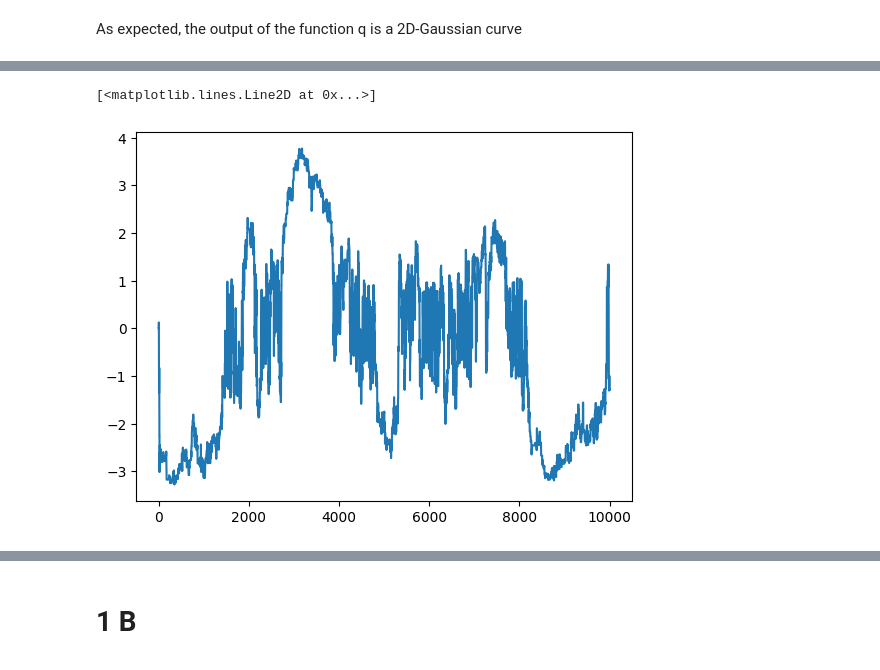
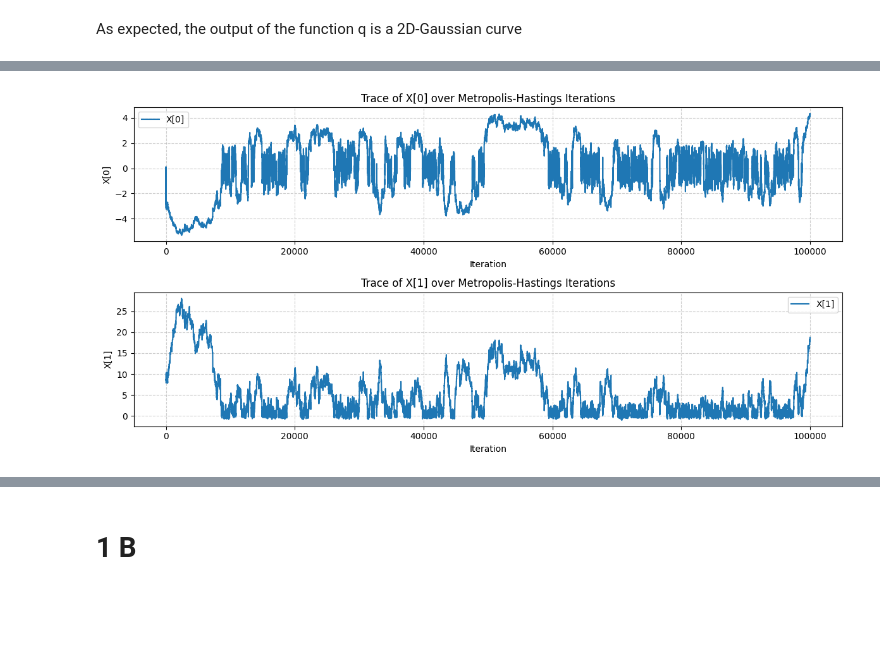
Before and after one commit to Vequis/AI-Machine-Learning-Studies, a Jupyter notebook: MachineLearning/python/Exercises/Exercise2/main.ipynb, the cells around one changed output, grey strips where cells are left out. Saved outputs shown, nothing was run; the diff lists cells and outputs as text; code cells hidden in the pictures; blank space fills up the shorter version.

```diff
--- a/MachineLearning/python/Exercises/Exercise2/main.ipynb
+++ b/MachineLearning/python/Exercises/Exercise2/main.ipynb
@@ -78,3 +101,6 @@ plt.show()
 # %%
-def alpha(x, xl, Sigma):
-    return min(1, (q(x, xl, Sigma) * f(xl))/(q(xl, x, Sigma) * f(x)))
+def alpha(x, xl):
+    # return min(1, (q(x, xl, Sigma) * f(xl))/(q(xl, x, Sigma) * f(x)))
+    # q in this case is the Gaussian distribution
+    # We can simplify this to:
+    return min(1,  f(xl) /  f(x))
@@ -81,21 +109,16 @@ def alpha(x, xl, Sigma):
 # %%
 def metropolis_hastings(L=10000, sigma=0.5):
-    sigma_2 = sigma ** 2
-
     X = np.zeros(shape=(L+1, 2)) # Each line is a 2D Coordinate
     X[0] = [0, 10]
 
-    Sigma = [[sigma_2, 0], [0, sigma_2]]
-
     num_of_acceptances = 0
     for i in range(L):
-        xl = sample_xl(X[i], Sigma)
-        # print(xl)
+        xl = sample_xl(X[i], sigma)
 
-        r = alpha(X[i], xl, Sigma)
+        r = alpha(X[i], xl)
         u = np.random.uniform(0, 1)
 
-        if (u < r):
+        if (u <= r):
             num_of_acceptances += 1
             X[i+1] = xl
         else:
@@ -104,18 +127,18 @@ def metropolis_hastings(L=10000, sigma=0.5):
     acc_ratio = num_of_acceptances/L
     return X, acc_ratio
 # %%
-L=10000
+L=100000
 
 X, acc = metropolis_hastings(L=L)
+# %prun metropolis_hastings(L=L)
 
 indexes = np.arange(L+1)
-plt.figure(figsize=(6, 6))
+plt.figure(figsize=(10, 8))
 scatter = plt.scatter(X[:, 0], X[:, 1], c=indexes, cmap='viridis', s=5)
 plt.xlabel('X')
 plt.ylabel('Y')
 plt.title('2D sequence evolution')
 
-# Adicionar barra de cor para mostrar correspondência índice ↔ cor
 plt.colorbar(scatter, label='Indexes')
 # %% [output]
 <matplotlib.colorbar.Colorbar at 0x...>
@@ -123,5 +146,22 @@ plt.colorbar(scatter, label='Indexes')
 # %%
-plt.plot(X[:, 0])
+plt.figure(figsize=(12, 6))
+plt.subplot(2, 1, 1)
+plt.plot(X[:, 0], label='X[0]')
+plt.xlabel('Iteration')
+plt.ylabel('X[0]')
+plt.title('Trace of X[0] over Metropolis-Hastings Iterations')
+plt.grid(True, linestyle='--', alpha=0.6)
+plt.legend()
+
+plt.subplot(2, 1, 2)
+plt.plot(X[:, 1], label='X[1]')
+plt.xlabel('Iteration')
+plt.ylabel('X[1]')
+plt.title('Trace of X[1] over Metropolis-Hastings Iterations')
+plt.grid(True, linestyle='--', alpha=0.6)
+plt.legend()
+
+plt.tight_layout()
+plt.show()
 # %% [output]
-[<matplotlib.lines.Line2D at 0x...>]
-[figure, old version]
+[figure, new version]
```
Also changed, not shown: parts of 14 cells of this notebook, 3 other files.
